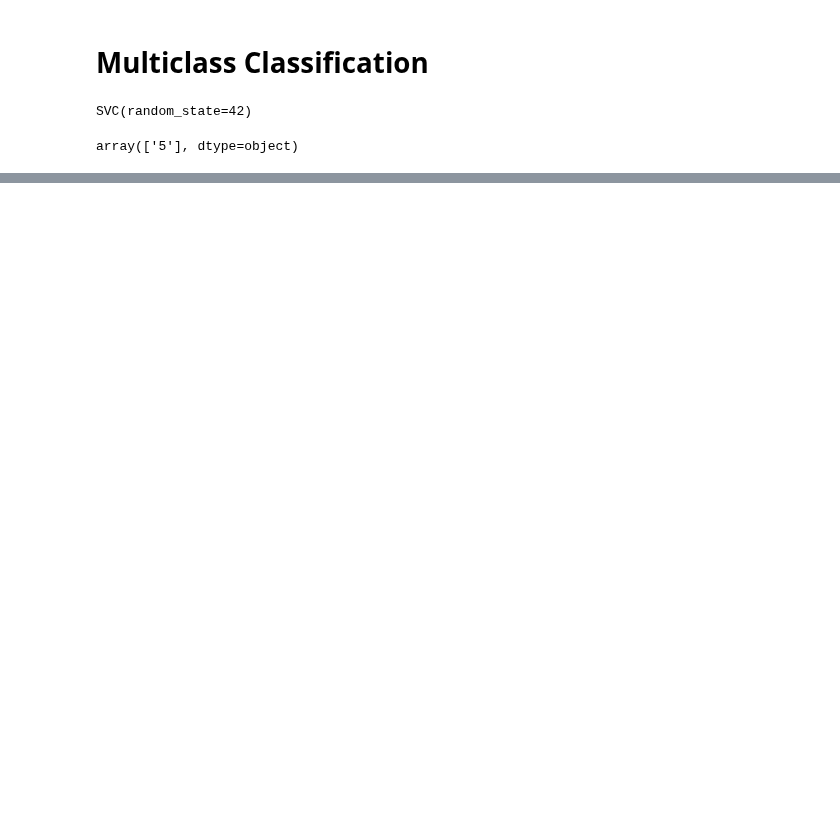
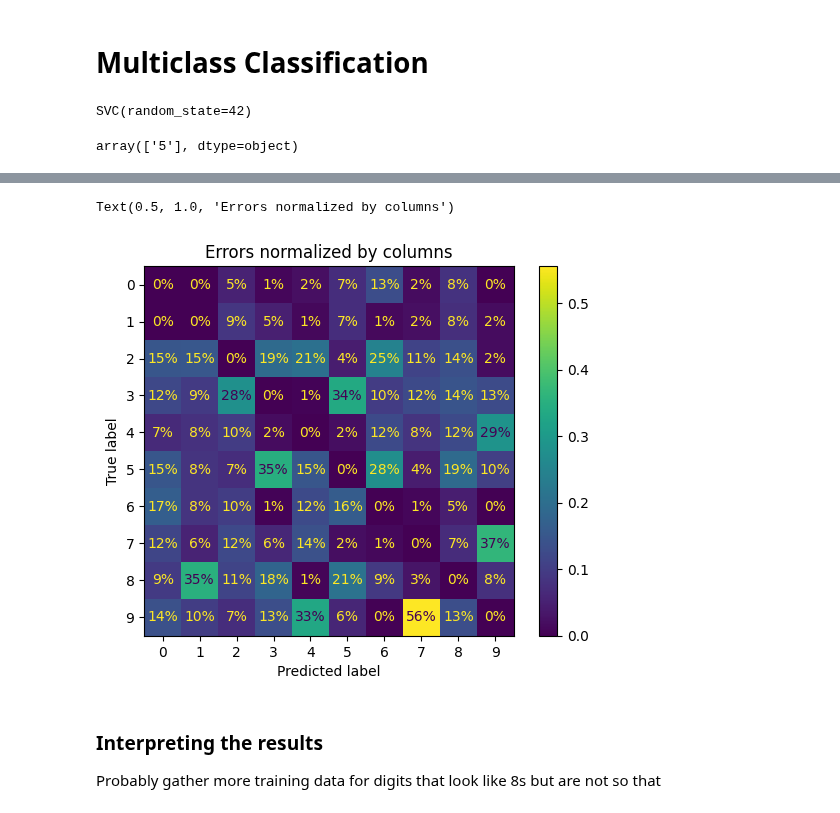
Before and after one commit to TaurusFire/Hands-on-Machine-Learning-Code-Notes, a Jupyter notebook: Chapter 3- Classification/Multiclass Classification.ipynb, the cells around one changed output, grey strips where cells are left out. Cells and saved outputs as stored; diff of their text form; code cells hidden in the pictures; blank space fills up the shorter version.

```diff
--- a/Chapter 3- Classification/Multiclass Classification.ipynb
+++ b/Chapter 3- Classification/Multiclass Classification.ipynb
@@ -24,0 +107,12 @@ array(['5'], dtype=object)
+# %%
+#normalise by column by setting normalise = 'pred'
+ConfusionMatrixDisplay.from_predictions(y_train, y_train_pred, sample_weight=sample_weight, normalize='pred', values_format=".0%")
+#here we can see that 56% of images misclassified as 7s are actually 9s
+plt.title("Errors normalized by columns")
+# %% [output]
+Text(0.5, 1.0, 'Errors normalized by columns')
+[figure, added]
+# %% [markdown]
+### Interpreting the results
+
+Probably gather more training data for digits that look like 8s but are not so that
```
Also changed, not shown: parts of 16 cells of this notebook, 1 other file.
